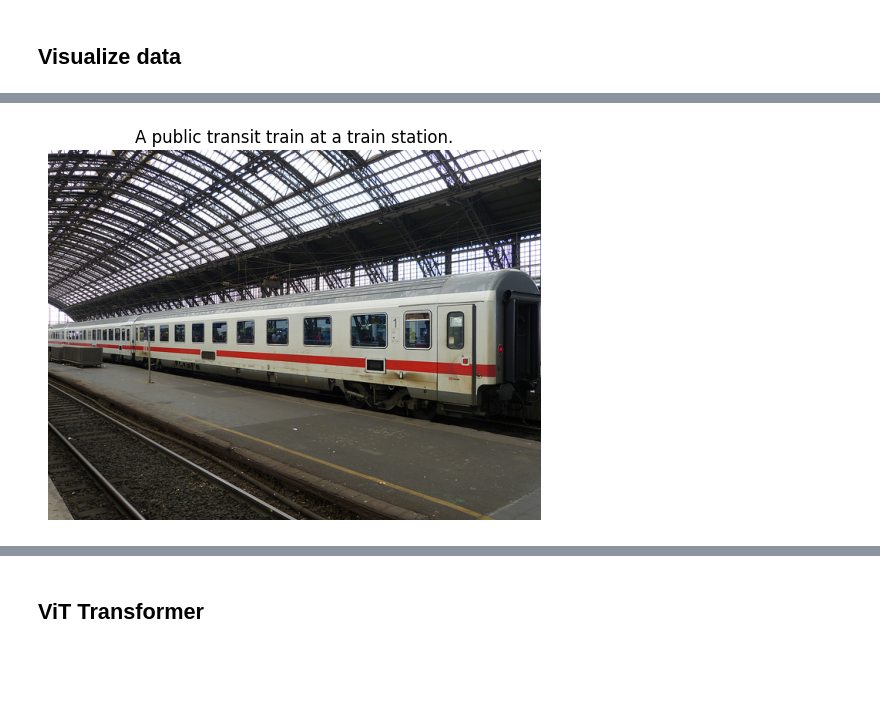
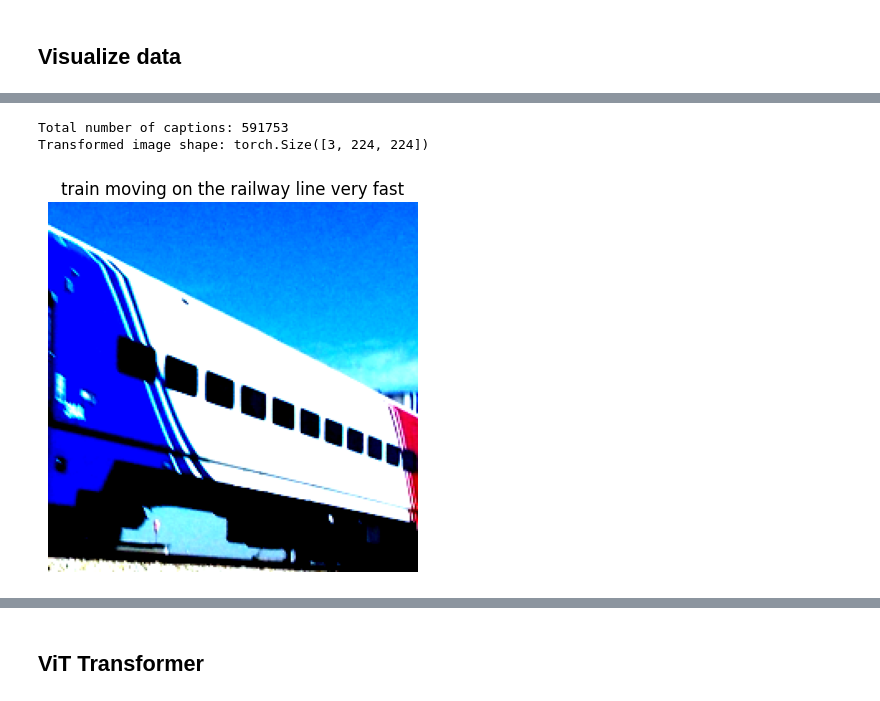
Before and after one commit to KabrG/pupil, a Jupyter notebook: pupil_model.ipynb, the cells around one changed output, grey strips where cells are left out. Cells and saved outputs as stored; diff of their text form; code cells hidden in the pictures; blank space fills up the shorter version.

```diff
--- a/pupil_model.ipynb
+++ b/pupil_model.ipynb
@@ -199,10 +208,21 @@ train_transform = transforms.Compose([
         contrast=0.2,
         saturation=0.2
     ),
-    transforms.RandomHorizontalFlip(0.2), # Some captions may rely on direction
+    # transforms.RandomHorizontalFlip(0.2), # Some captions may rely on direction
     # transforms.RandomRotation(1), # Tilt probably not worth it, confuses model
     base_transform, # Used to normalize pixel values accordingly
 ])
+
+
+# Testing transform
+
+
+
+# Transforms to diversify
+train_transform = transforms.Compose([
+    # transforms.RandomRotation(1), # Tilt probably not worth it, confuses model
+    base_transform # Used to normalize pixel values accordingly
+])
 # %% [markdown]
 ## **Load the data**
 # %%
@@ -240,7 +281,9 @@ training_dataset_viewable = DatasetCOCO2017(
 
 idx = int(random.random()*len(training_dataset_viewable))
 
-_, _, caption_, _, image_ = training_dataset_viewable[idx]
+print("Total number of captions:", len(training_dataset_viewable))
+
+og_img, _, caption_, _, image_ = training_dataset_viewable[idx]
 
 # De-tokenize
 # Remove ignore index (-100) before decoding
@@ -249,8 +292,12 @@ caption_ids = caption_[caption_ != -100].tolist()
 # Convert token ids back to text
 text = tokenizer.decode(caption_ids, skip_special_tokens=True)
 
+print("Transformed image shape:", og_img.shape)
+
+img = og_img.permute(1, 2, 0)
+
 # Visualize
-plt.imshow(image_)
+plt.imshow(img)
 plt.axis("off")
 plt.title(text)
 plt.show()
@@ -258 +306,3 @@ plt.show()
+Total number of captions: 591753
+Transformed image shape: torch.Size([3, 224, 224])
-[figure, old version]
+[figure, new version]
```
Also changed, not shown: parts of 25 cells of this notebook.
